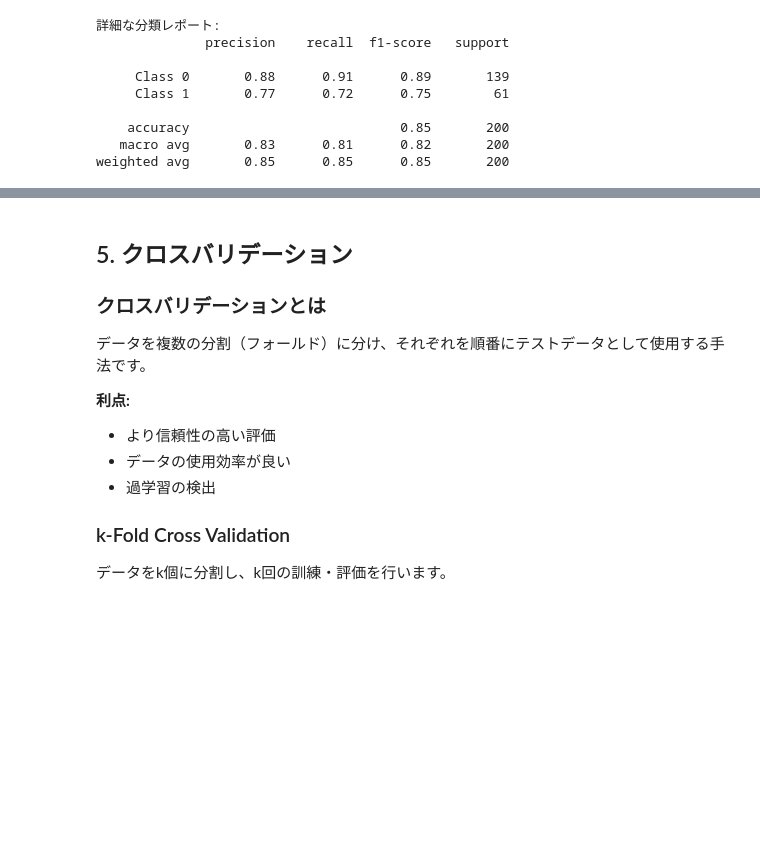
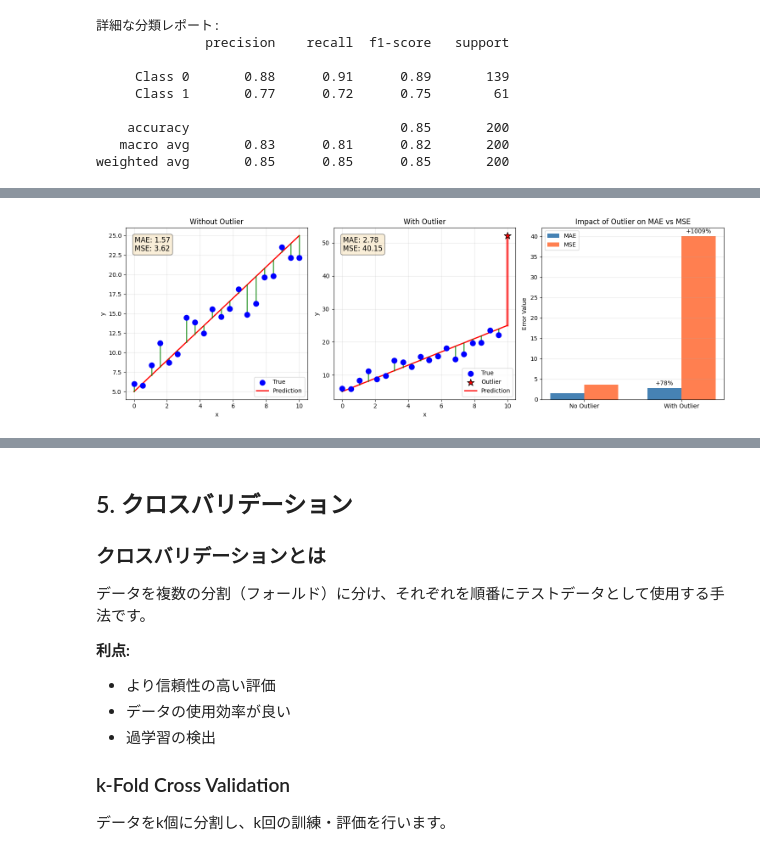
Before and after one commit to yuzuponikemi/machine-learning-playground, a Jupyter notebook: notebooks/03_model_evaluation_metrics_improved_v2.ipynb, the cells around one changed output, grey strips where cells are left out. Cells and saved outputs as stored; diff of their text form; code cells hidden in the pictures; blank space fills up the shorter version.

```diff
--- a/notebooks/03_model_evaluation_metrics_improved_v2.ipynb
+++ b/notebooks/03_model_evaluation_metrics_improved_v2.ipynb
@@ -298,0 +489,93 @@ plt.show()
+# %%
+# MSE vs MAE: 外れ値への感度の違いを視覚的に比較
+fig, axes = plt.subplots(1, 3, figsize=(15, 5))
+
+# シンプルな例を作成
+np.random.seed(42)
+n_points = 20
+x_simple = np.linspace(0, 10, n_points)
+y_true_simple = 2 * x_simple + 5 + np.random.normal(0, 2, n_points)
+y_pred_simple = 2 * x_simple + 5  # 完璧な線形予測
+
+# 外れ値を追加したバージョン
+y_true_outlier = y_true_simple.copy()
+y_true_outlier[-1] = y_true_outlier[-1] + 30  # 最後の点を外れ値に
+
+# 1. 外れ値なしの場合
+ax1 = axes[0]
+errors_normal = np.abs(y_true_simple - y_pred_simple)
+ax1.scatter(x_simple, y_true_simple, color='blue', s=80, label='True', zorder=5)
+ax1.plot(x_simple, y_pred_simple, 'r-', linewidth=2, label='Prediction')
+for i in range(n_points):
+    ax1.plot([x_simple[i], x_simple[i]], [y_true_simple[i], y_pred_simple[i]],
+             'g-', alpha=0.7, linewidth=2)
+ax1.set_title('Without Outlier')
+ax1.set_xlabel('x')
+ax1.set_ylabel('y')
+ax1.legend()
+ax1.grid(True, alpha=0.3)
+
+mae_normal = np.mean(np.abs(y_true_simple - y_pred_simple))
+mse_normal = np.mean((y_true_simple - y_pred_simple)**2)
+ax1.text(0.05, 0.95, f'MAE: {mae_normal:.2f}\nMSE: {mse_normal:.2f}',
+         transform=ax1.transAxes, fontsize=12, verticalalignment='top',
+         bbox=dict(boxstyle='round', facecolor='wheat', alpha=0.5))
+
+# 2. 外れ値ありの場合
+ax2 = axes[1]
+ax2.scatter(x_simple[:-1], y_true_outlier[:-1], color='blue', s=80, label='True', zorder=5)
+ax2.scatter(x_simple[-1], y_true_outlier[-1], color='red', s=150, marker='*',
+            label='Outlier', zorder=5, edgecolors='black')
+ax2.plot(x_simple, y_pred_simple, 'r-', linewidth=2, label='Prediction')
+for i in range(n_points):
+    color = 'red' if i == n_points-1 else 'g'
+    lw = 4 if i == n_points-1 else 2
+    ax2.plot([x_simple[i], x_simple[i]], [y_true_outlier[i], y_pred_simple[i]],
+             color=color, alpha=0.7, linewidth=lw)
+ax2.set_title('With Outlier')
+ax2.set_xlabel('x')
+ax2.set_ylabel('y')
+ax2.legend()
+ax2.grid(True, alpha=0.3)
+
+mae_outlier = np.mean(np.abs(y_true_outlier - y_pred_simple))
+mse_outlier = np.mean((y_true_outlier - y_pred_simple)**2)
+ax2.text(0.05, 0.95, f'MAE: {mae_outlier:.2f}\nMSE: {mse_outlier:.2f}',
+         transform=ax2.transAxes, fontsize=12, verticalalignment='top',
+         bbox=dict(boxstyle='round', facecolor='wheat', alpha=0.5))
+
+# 3. 比較棒グラフ
+ax3 = axes[2]
+x_bar = np.arange(2)
+width = 0.35
+
+# 増加率を計算
+mae_increase = (mae_outlier - mae_normal) / mae_normal * 100
+mse_increase = (mse_outlier - mse_normal) / mse_normal * 100
+
+bars1 = ax3.bar(x_bar - width/2, [mae_normal, mae_outlier], width, label='MAE', color='steelblue')
+bars2 = ax3.bar(x_bar + width/2, [mse_normal, mse_outlier], width, label='MSE', color='coral')
+
+ax3.set_ylabel('Error Value')
+ax3.set_title('Impact of Outlier on MAE vs MSE')
+ax3.set_xticks(x_bar)
+ax3.set_xticklabels(['No Outlier', 'With Outlier'])
+ax3.legend()
+ax3.grid(True, alpha=0.3, axis='y')
+
+# 増加率をアノテーション
+ax3.annotate(f'+{mae_increase:.0f}%', xy=(1-width/2, mae_outlier),
+             xytext=(0, 5), textcoords='offset points', ha='center', fontsize=10)
+ax3.annotate(f'+{mse_increase:.0f}%', xy=(1+width/2, mse_outlier),
+             xytext=(0, 5), textcoords='offset points', ha='center', fontsize=10)
+
+plt.tight_layout()
+plt.show()
+
+print("【解釈】")
+print(f"・外れ値1つの追加で、MAEは {mae_increase:.0f}% 増加")
+print(f"・外れ値1つの追加で、MSEは {mse_increase:.0f}% 増加")
+print("・MSEは誤差を二乗するため、大きな誤差の影響を強く受ける")
+print("・外れ値が多いデータではMAEの方が安定した評価ができる")
+# %% [output]
+[figure, added]
```
Also changed, not shown: parts of 14 cells of this notebook, 2 other files.
